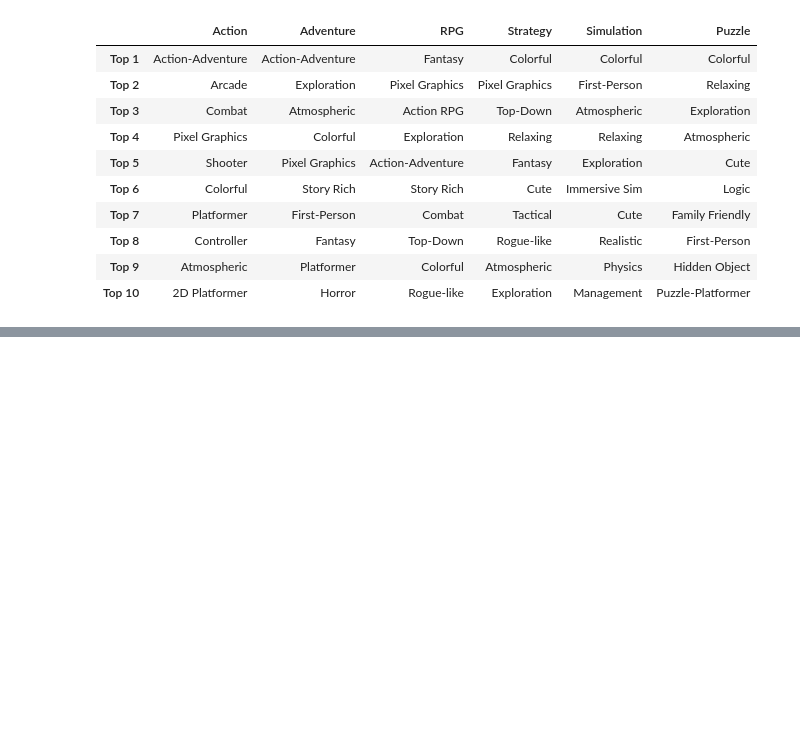
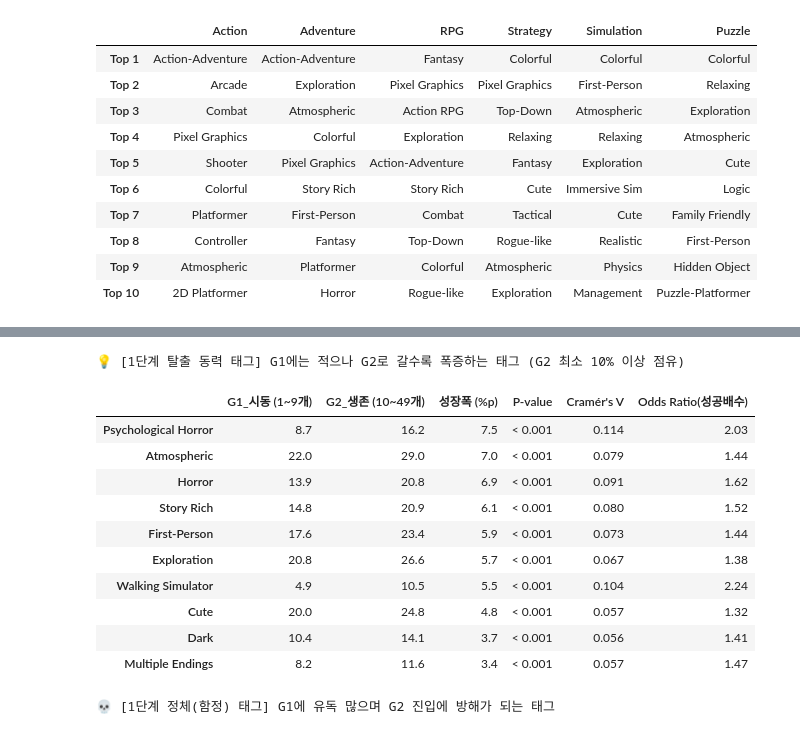
Before and after one commit to jinnyjinnyjinjin/steam-indie-game-analysis, a Jupyter notebook: src/notebooks/JH/realreal/eda_v4.ipynb, the cells around one changed output, grey strips where cells are left out. Cells and saved outputs as stored; diff of their text form; code cells hidden in the pictures; blank space fills up the shorter version.

```diff
--- a/src/notebooks/JH/realreal/eda_v4.ipynb
+++ b/src/notebooks/JH/realreal/eda_v4.ipynb
@@ -404,0 +559,70 @@ display(summary_df)
+# %%
+# ---------------------------------------------------------
+# 통계 검정, 효과 크기, 오즈비(Odds Ratio) 계산 헬퍼 함수
+# ---------------------------------------------------------
+df_g1 = df_all[df_all['review_group'] == 'G1_시동 (1~9개)']
+df_g2 = df_all[df_all['review_group'] == 'G2_생존 (10~49개)']
+
+def get_tag_stats(tag):
+    c_g1 = sum(df_g1['tag_list'].apply(lambda x: tag in x)) # G1 중 태그 보유
+    c_g2 = sum(df_g2['tag_list'].apply(lambda x: tag in x)) # G2 중 태그 보유
+    n_g1 = len(df_g1)
+    n_g2 = len(df_g2)
+
+    # 2x2 교차표
+    table = [[c_g1, n_g1 - c_g1], [c_g2, n_g2 - c_g2]]
+    chi2, p, _, _ = chi2_contingency(table)
+
+    # 효과 크기 (Cramér's V)
+    v = np.sqrt(chi2 / (n_g1 + n_g2))
+
+    # P-value 깔끔한 출력
+    p_str = "< 0.001" if p < 0.001 else f"{p:.4f}"
+
+    # 🚨 오즈비 (Odds Ratio) 계산
+    # (G2에서 태그가 있을 확률 / 없을 확률) / (G1에서 태그가 있을 확률 / 없을 확률)
+    try:
+        A = c_g1             # G1 & 태그 있음 (실패)
+        B = n_g1 - c_g1      # G1 & 태그 없음 (실패)
+        C = c_g2             # G2 & 태그 있음 (성공)
+        D = n_g2 - c_g2      # G2 & 태그 없음 (성공)
+        odds_ratio = (C * B) / (A * D)
+    except ZeroDivisionError:
+        odds_ratio = np.nan
+
+    return pd.Series([p_str, round(v, 3), round(odds_ratio, 2)],
+                     index=['P-value', "Cramér's V", "Odds Ratio(성공배수)"])
+
+# ==========================================
+# [4단계] 최종 디스플레이 (성장 동력 & 함정 태그)
+# ==========================================
+if 'G1_시동 (1~9개)' in compare_filtered.columns and 'G2_생존 (10~49개)' in compare_filtered.columns:
+    # G1에서 G2로 넘어갈 때의 태그 비중 증감폭
+    compare_filtered['성장폭 (%p)'] = compare_filtered['G2_생존 (10~49개)'] - compare_filtered['G1_시동 (1~9개)']
+
+    print("💡 [1단계 탈출 동력 태그] G1에는 적으나 G2로 갈수록 폭증하는 태그 (G2 최소 10% 이상 점유)")
+    rising_top10 = compare_filtered[compare_filtered['G2_생존 (10~49개)'] >= 10].sort_values(by='성장폭 (%p)', ascending=False)[['G1_시동 (1~9개)', 'G2_생존 (10~49개)', '성장폭 (%p)']].head(10)
+
+    stats_rising = rising_top10.index.to_series().apply(get_tag_stats)
+    display(pd.concat([rising_top10.round(1), stats_rising], axis=1))
+
+    print("\n💀 [1단계 정체(함정) 태그] G1에 유독 많으며 G2 진입에 방해가 되는 태그")
+    # G1에서 최소 5% 이상 쓰인 태그 중 G2에서 점유율이 가장 많이 깎인 태그
+    trap_top10 = compare_filtered[compare_filtered['G1_시동 (1~9개)'] >= 5].sort_values(by='성장폭 (%p)', ascending=True)[['G1_시동 (1~9개)', 'G2_생존 (10~49개)', '성장폭 (%p)']].head(10)
+
+    stats_trap = trap_top10.index.to_series().apply(get_tag_stats)
+    display(pd.concat([trap_top10.round(1), stats_trap], axis=1))
+# %% [output]
+💡 [1단계 탈출 동력 태그] G1에는 적으나 G2로 갈수록 폭증하는 태그 (G2 최소 10% 이상 점유)
+|  | G1_시동 (1~9개) | G2_생존 (10~49개) | 성장폭 (%p) | P-value | Cramér's V | Odds Ratio(성공배수) |
+| Psychological Horror | 8.7 | 16.2 | 7.5 | < 0.001 | 0.114 | 2.03 |
+| Atmospheric | 22.0 | 29.0 | 7.0 | < 0.001 | 0.079 | 1.44 |
+| Horror | 13.9 | 20.8 | 6.9 | < 0.001 | 0.091 | 1.62 |
+| Story Rich | 14.8 | 20.9 | 6.1 | < 0.001 | 0.080 | 1.52 |
+| First-Person | 17.6 | 23.4 | 5.9 | < 0.001 | 0.073 | 1.44 |
+| Exploration | 20.8 | 26.6 | 5.7 | < 0.001 | 0.067 | 1.38 |
+| Walking Simulator | 4.9 | 10.5 | 5.5 | < 0.001 | 0.104 | 2.24 |
+| Cute | 20.0 | 24.8 | 4.8 | < 0.001 | 0.057 | 1.32 |
+| Dark | 10.4 | 14.1 | 3.7 | < 0.001 | 0.056 | 1.41 |
+| Multiple Endings | 8.2 | 11.6 | 3.4 | < 0.001 | 0.057 | 1.47 |
+💀 [1단계 정체(함정) 태그] G1에 유독 많으며 G2 진입에 방해가 되는 태그
```
Also changed, not shown: parts of 3 cells of this notebook, 1 other file.
